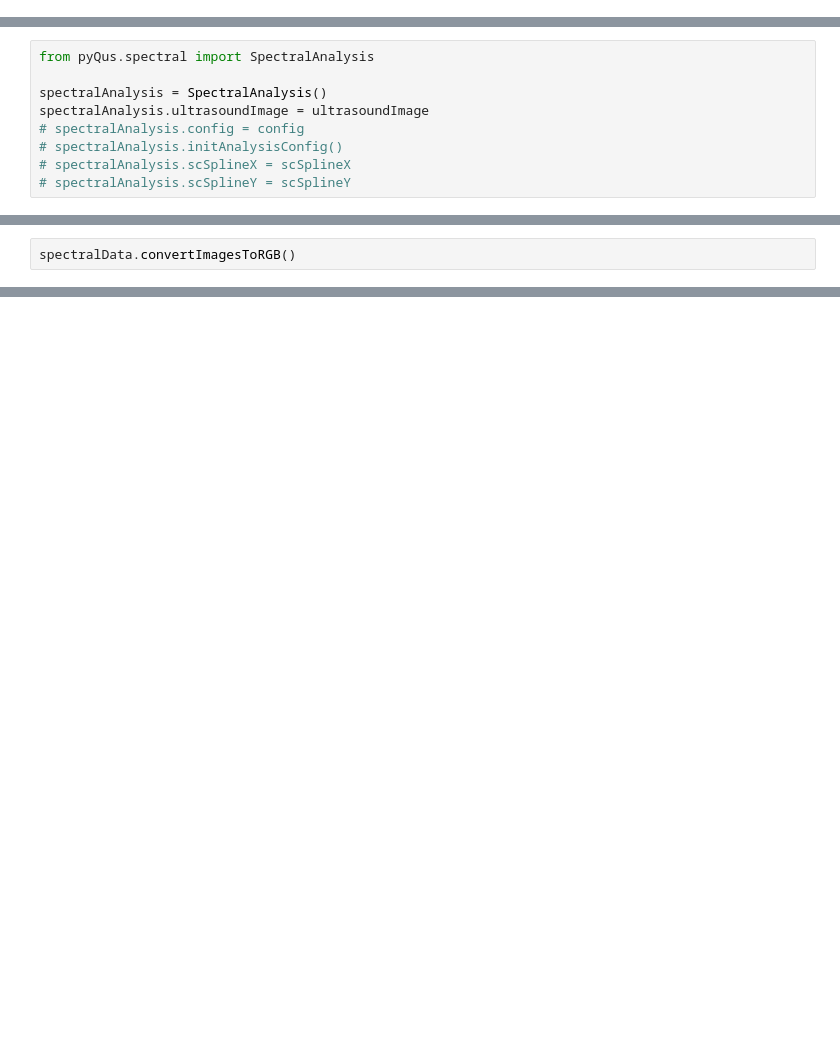
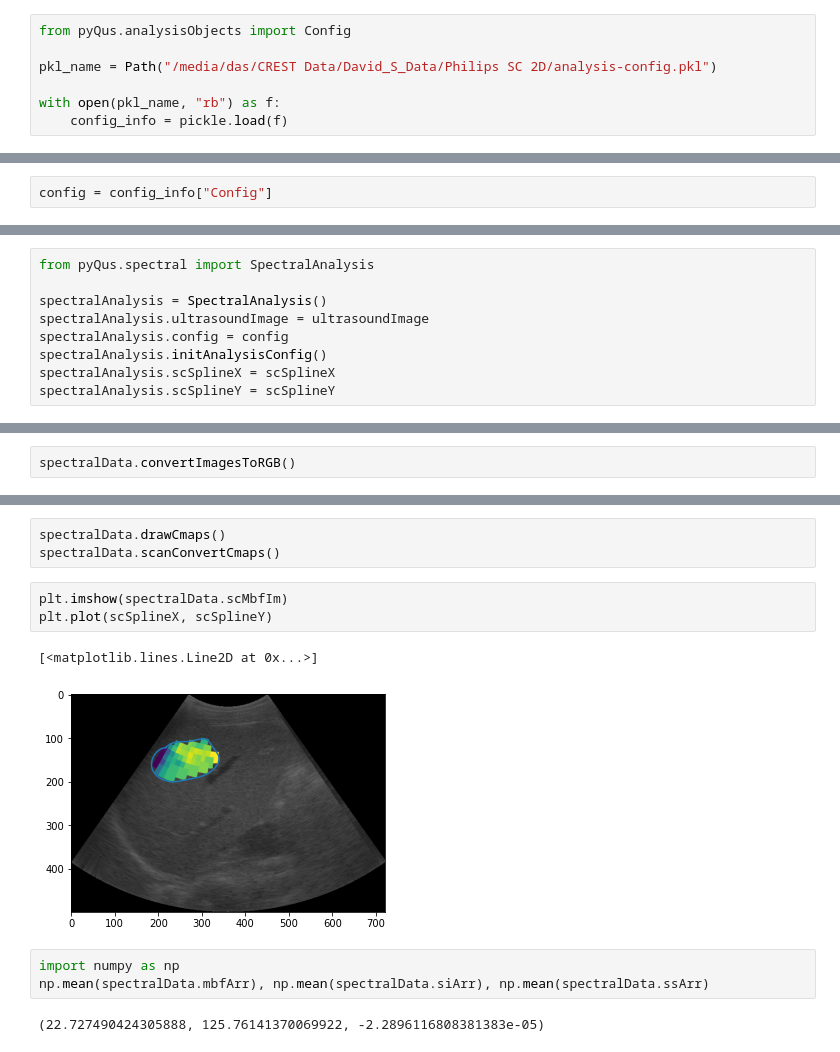
Before and after one commit to azifan/Qultra, a Jupyter notebook: CLI-Demos/philipsQus.ipynb, the cells around one changed output, grey strips where cells are left out. Saved outputs shown, nothing was run; the diff lists cells and outputs as text; blank space fills up the shorter version.

```diff
--- a/CLI-Demos/philipsQus.ipynb
+++ b/CLI-Demos/philipsQus.ipynb
@@ -52,0 +73,7 @@ imgDataStruct, imgInfoStruct, refDataStruct, refInfoStruct = philipsMatParser(de
+# %%
+from pyQus.analysisObjects import Config
+
+pkl_name = Path("/media/das/CREST Data/David_S_Data/Philips SC 2D/analysis-config.pkl")
+
+with open(pkl_name, "rb") as f:
+    config_info = pickle.load(f)
@@ -52,0 +83,2 @@ imgDataStruct, imgInfoStruct, refDataStruct, refInfoStruct = philipsMatParser(de
+# %%
+config = config_info["Config"]
@@ -69,7 +103,7 @@ from pyQus.spectral import SpectralAnalysis
 
 spectralAnalysis = SpectralAnalysis()
 spectralAnalysis.ultrasoundImage = ultrasoundImage
-# spectralAnalysis.config = config
-# spectralAnalysis.initAnalysisConfig()
-# spectralAnalysis.scSplineX = scSplineX
-# spectralAnalysis.scSplineY = scSplineY
+spectralAnalysis.config = config
+spectralAnalysis.initAnalysisConfig()
+spectralAnalysis.scSplineX = scSplineX
+spectralAnalysis.scSplineY = scSplineY
@@ -97,0 +138,14 @@ plt.imshow(ultrasoundImage.scBmode)
+# %%
+spectralData.drawCmaps()
+spectralData.scanConvertCmaps()
+# %%
+plt.imshow(spectralData.scMbfIm)
+plt.plot(scSplineX, scSplineY)
+# %% [output]
+[<matplotlib.lines.Line2D at 0x...>]
+[figure, added]
+# %%
+import numpy as np
+np.mean(spectralData.mbfArr), np.mean(spectralData.siArr), np.mean(spectralData.ssArr)
+# %% [output]
+(22.727490424305888, 125.76141370069922, -2.2896116808381383e-05)
```
Also changed, not shown: parts of 21 cells of this notebook, 2 other files.
